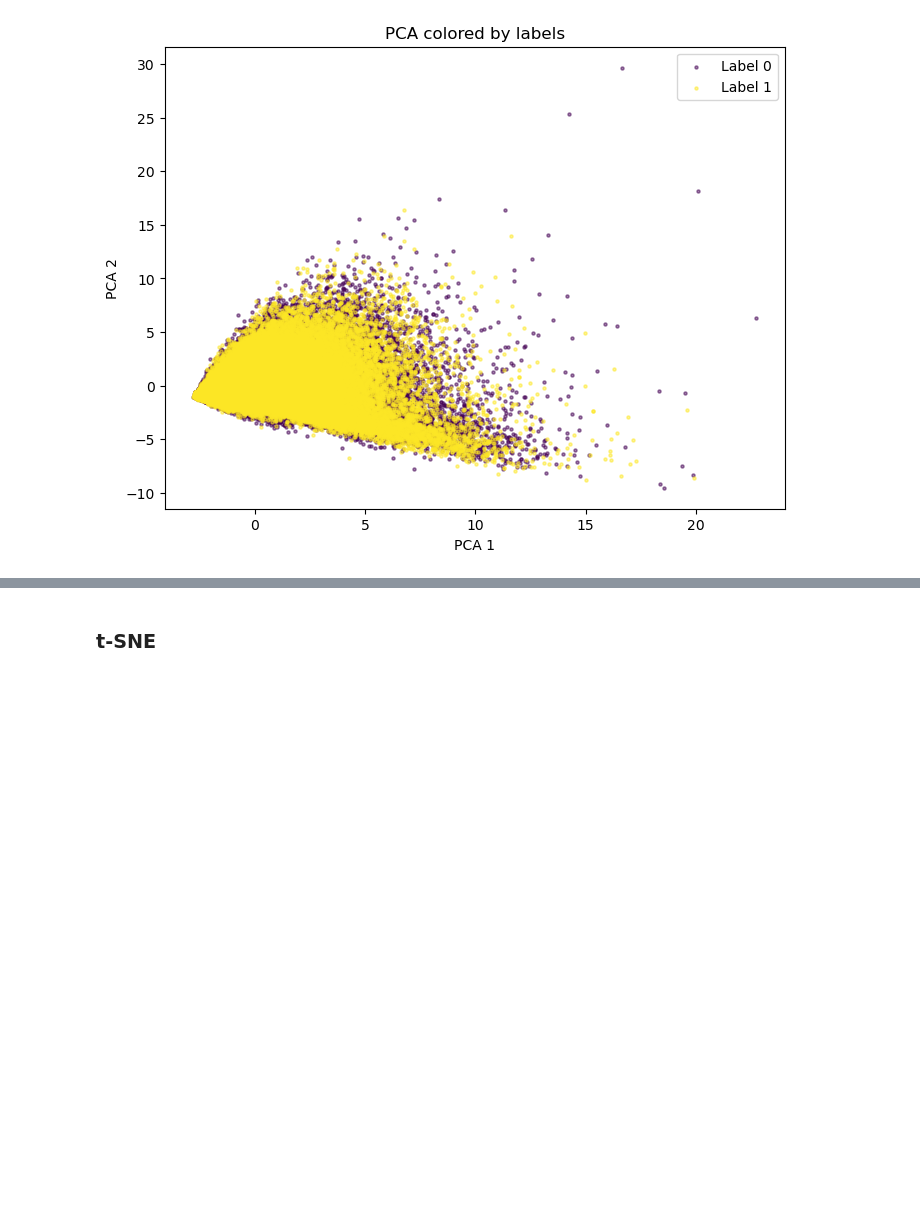
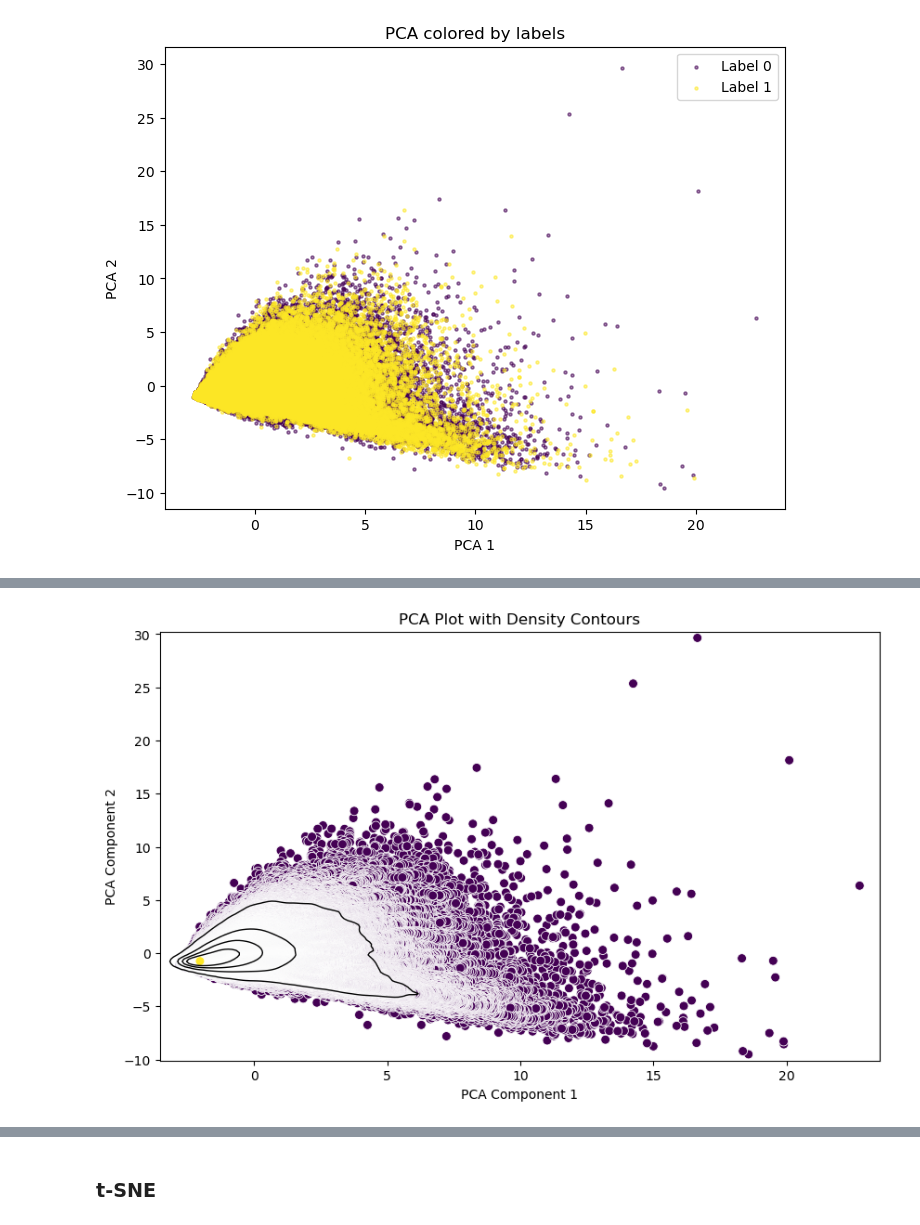
Before and after one commit to mehdimerbah/CellCNN, a Jupyter notebook: NK_sc_analysis.ipynb, the cells around one changed output, grey strips where cells are left out. Cells and saved outputs as stored; diff of their text form; code cells hidden in the pictures; blank space fills up the shorter version.

```diff
--- a/NK_sc_analysis.ipynb
+++ b/NK_sc_analysis.ipynb
@@ -156,0 +165,15 @@ plot_pca(pca_result, data_labels)
+# %%
+plt.figure(figsize=(10, 6))
+
+# Scatter plot for the points
+sns.scatterplot(x=x, y=y, hue=z, palette='viridis', legend=False, s=50)
+
+# Add KDE contours
+sns.kdeplot(x=x, y=y, levels=5, color='black', linewidths=1)
+
+plt.title('PCA Plot with Density Contours')
+plt.xlabel('PCA Component 1')
+plt.ylabel('PCA Component 2')
+plt.show()
+# %% [output]
+[figure, added]
```
Also changed, not shown: parts of 10 cells of this notebook.
